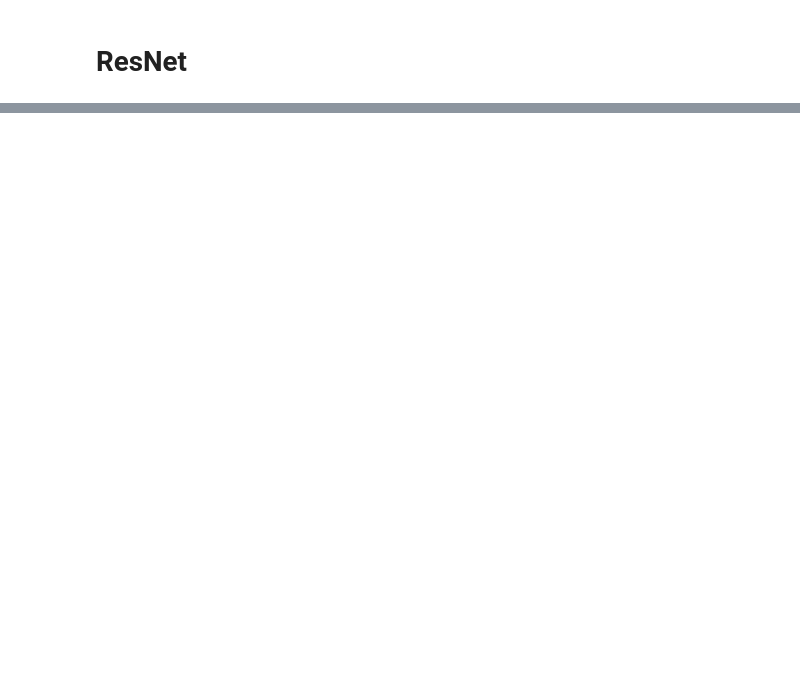
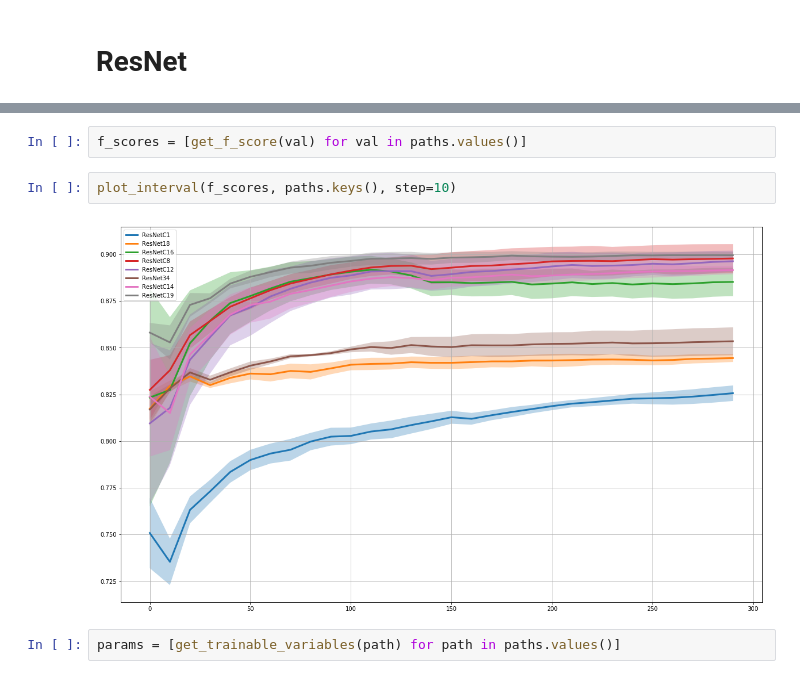
Before and after one commit to analysiscenter/cardio, a Jupyter notebook: research/benchmarks/res_reader.ipynb, the cells around one changed output, grey strips where cells are left out. Saved outputs shown, nothing was run; the diff lists cells and outputs as text; blank space fills up the shorter version.

```diff
--- a/research/benchmarks/res_reader.ipynb
+++ b/research/benchmarks/res_reader.ipynb
@@ -87,0 +153,8 @@ res['trainable_variables']
+# %%
+f_scores = [get_f_score(val) for val in paths.values()]
+# %%
+plot_interval(f_scores, paths.keys(), step=10)
+# %% [output]
+[figure, added]
+# %%
+params = [get_trainable_variables(path) for path in paths.values()]
```
Also changed, not shown: parts of 14 cells of this notebook, 2 other files.
